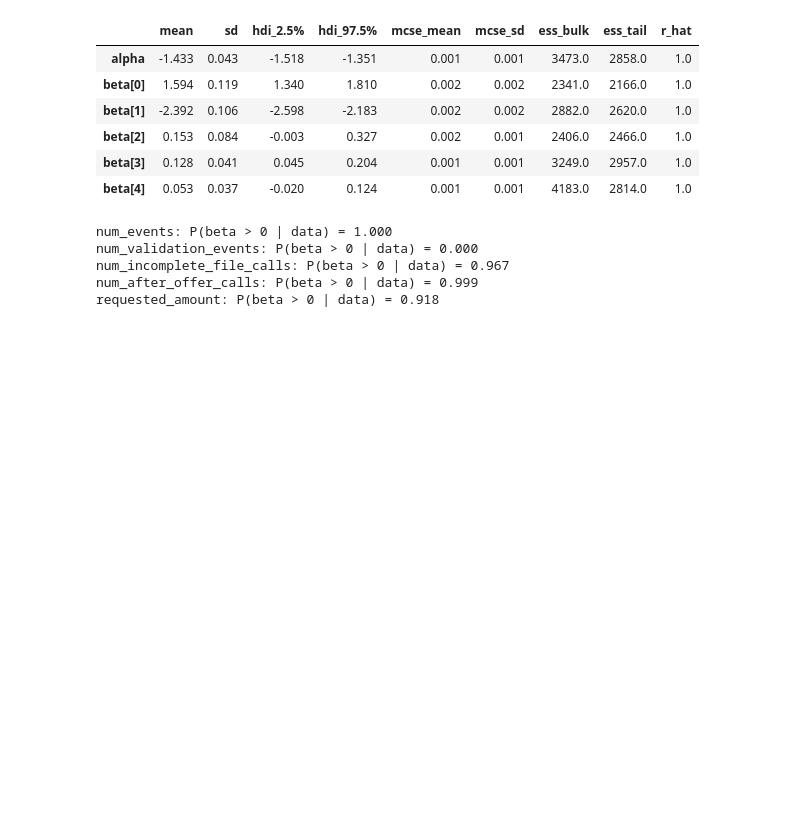
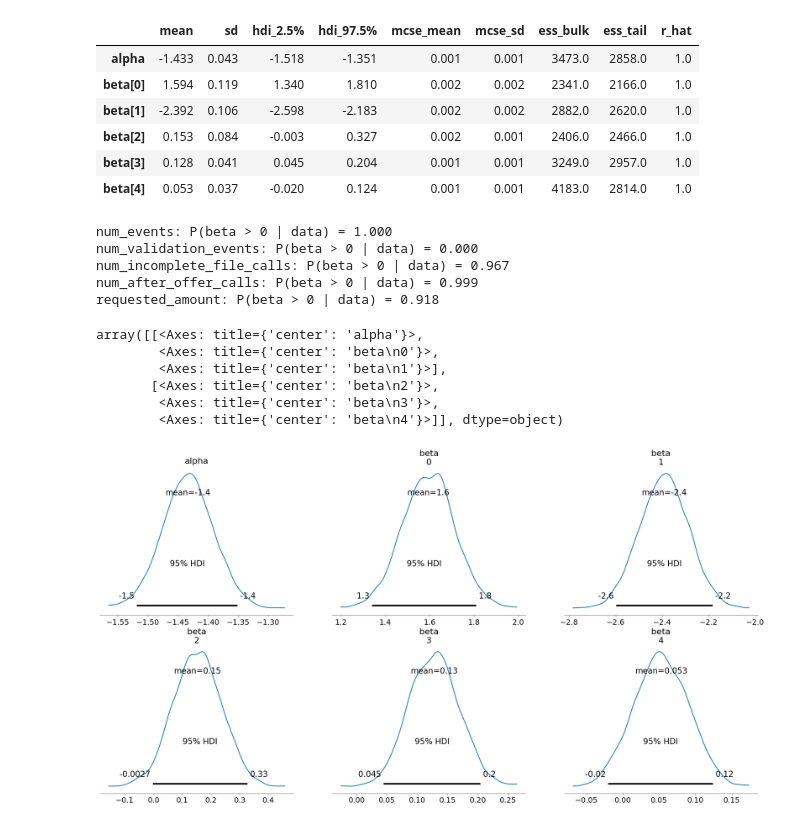
Before and after one commit to alfergal/ml-studio, a Jupyter notebook: ml/loanops/notebooks/01_eda.ipynb, the cells around one changed output. Cells and saved outputs as stored; diff of their text form; code cells hidden in the pictures; blank space fills up the shorter version.

```diff
--- a/ml/loanops/notebooks/01_eda.ipynb
+++ b/ml/loanops/notebooks/01_eda.ipynb
@@ -661,3 +661,17 @@ num_validation_events: P(beta > 0 | data) = 0.000
 num_incomplete_file_calls: P(beta > 0 | data) = 0.967
 num_after_offer_calls: P(beta > 0 | data) = 0.999
 requested_amount: P(beta > 0 | data) = 0.918
+# %%
+az.plot_posterior(
+    trace,
+    var_names=["alpha", "beta"],
+    hdi_prob=0.95
+)
+# %% [output]
+array([[<Axes: title={'center': 'alpha'}>,
+        <Axes: title={'center': 'beta\n0'}>,
+        <Axes: title={'center': 'beta\n1'}>],
+       [<Axes: title={'center': 'beta\n2'}>,
+        <Axes: title={'center': 'beta\n3'}>,
+        <Axes: title={'center': 'beta\n4'}>]], dtype=object)
+[figure, added]
```
Also changed, not shown: parts of 6 cells of this notebook.
